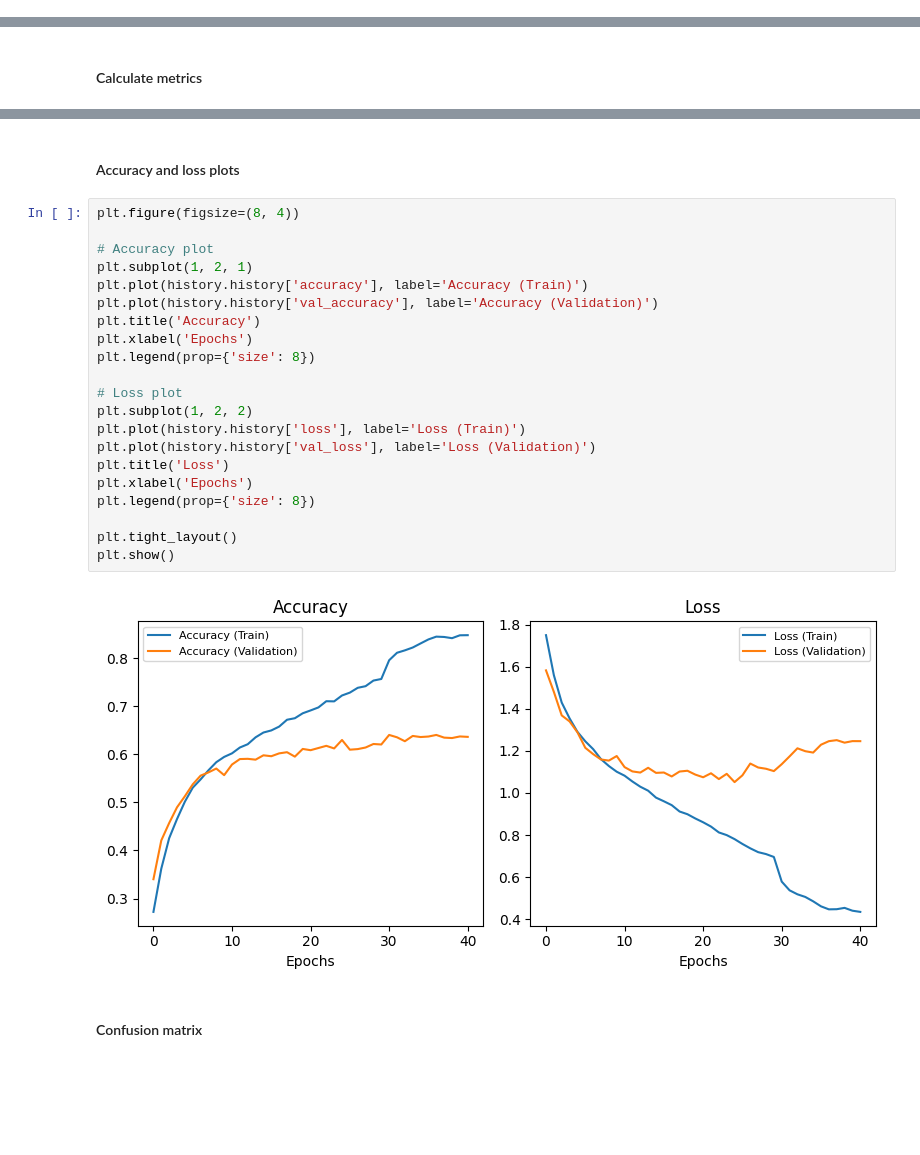
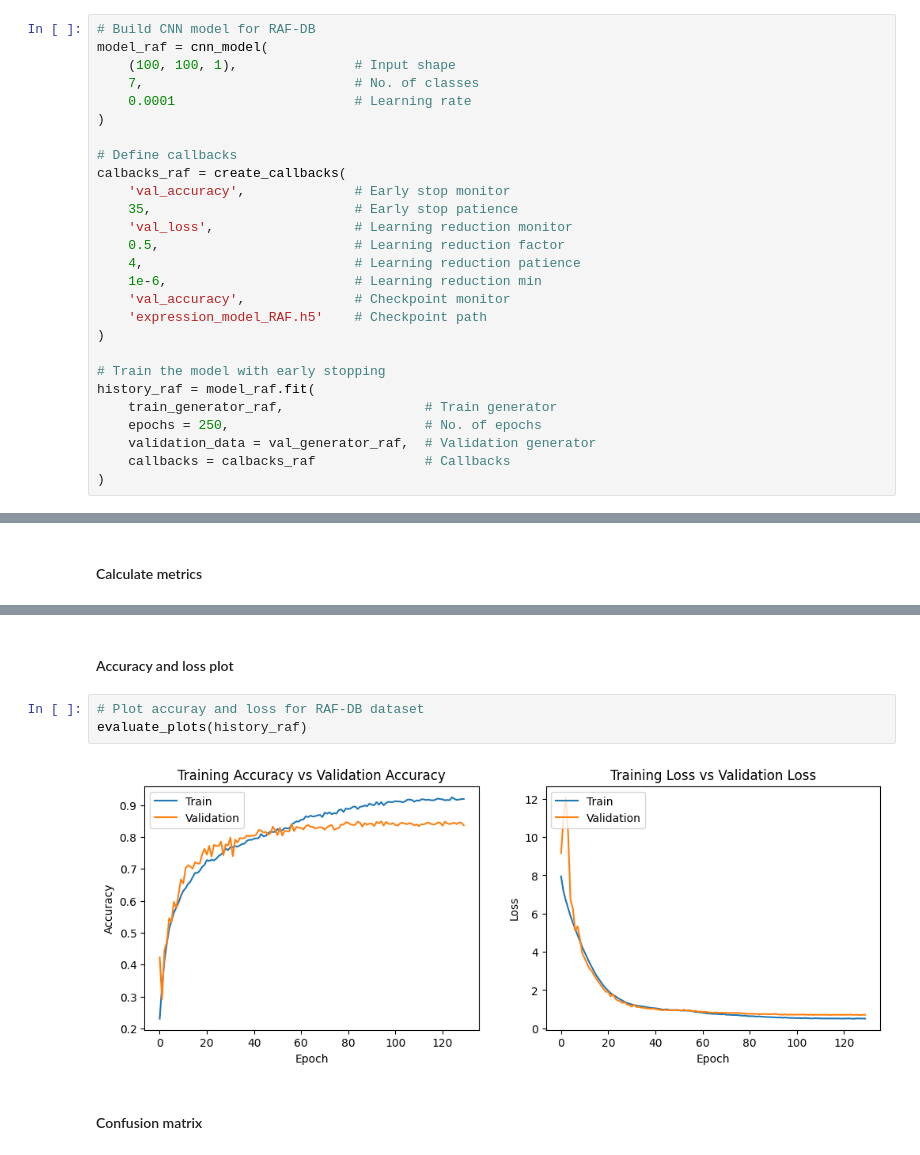
Before and after one commit to kraack-tech/face_expression_recognition, a Jupyter notebook: expression_model.ipynb, the cells around one changed output, grey strips where cells are left out. Cells and saved outputs as stored; diff of their text form; blank space fills up the shorter version.

```diff
--- a/expression_model.ipynb
+++ b/expression_model.ipynb
@@ -180,0 +624,27 @@ Epoch 41: val_accuracy did not improve from 0.64013
+# %%
+# Build CNN model for RAF-DB
+model_raf = cnn_model(
+    (100, 100, 1),               # Input shape
+    7,                           # No. of classes
+    0.0001                       # Learning rate
+)
+
+# Define callbacks
+calbacks_raf = create_callbacks(
+    'val_accuracy',              # Early stop monitor
+    35,                          # Early stop patience
+    'val_loss',                  # Learning reduction monitor
+    0.5,                         # Learning reduction factor
+    4,                           # Learning reduction patience
+    1e-6,                        # Learning reduction min
+    'val_accuracy',              # Checkpoint monitor
+    'expression_model_RAF.h5'    # Checkpoint path
+)
+
+# Train the model with early stopping
+history_raf = model_raf.fit(
+    train_generator_raf,                  # Train generator
+    epochs = 250,                         # No. of epochs
+    validation_data = val_generator_raf,  # Validation generator
+    callbacks = calbacks_raf              # Callbacks
+)
@@ -213,27 +688,9 @@ F1 Score: 0.1832
 # %% [markdown]
-#### Accuracy and loss plots
+#### Accuracy and loss plot
-# %%
-plt.figure(figsize=(8, 4))
-
-# Accuracy plot
-plt.subplot(1, 2, 1)
-plt.plot(history.history['accuracy'], label='Accuracy (Train)')
-plt.plot(history.history['val_accuracy'], label='Accuracy (Validation)')
-plt.title('Accuracy')
-plt.xlabel('Epochs')
-plt.legend(prop={'size': 8})
-
-# Loss plot
-plt.subplot(1, 2, 2)
-plt.plot(history.history['loss'], label='Loss (Train)')
-plt.plot(history.history['val_loss'], label='Loss (Validation)')
-plt.title('Loss')
-plt.xlabel('Epochs')
-plt.legend(prop={'size': 8})
-
-plt.tight_layout()
-plt.show()
-# %% [output]
-[figure, removed]
+# %%
+# Plot accuray and loss for RAF-DB dataset
+evaluate_plots(history_raf)
+# %% [output]
+[figure, added]
 # %% [markdown]
 #### Confusion matrix
```
Also changed, not shown: parts of 111 cells of this notebook, 3 other files.
